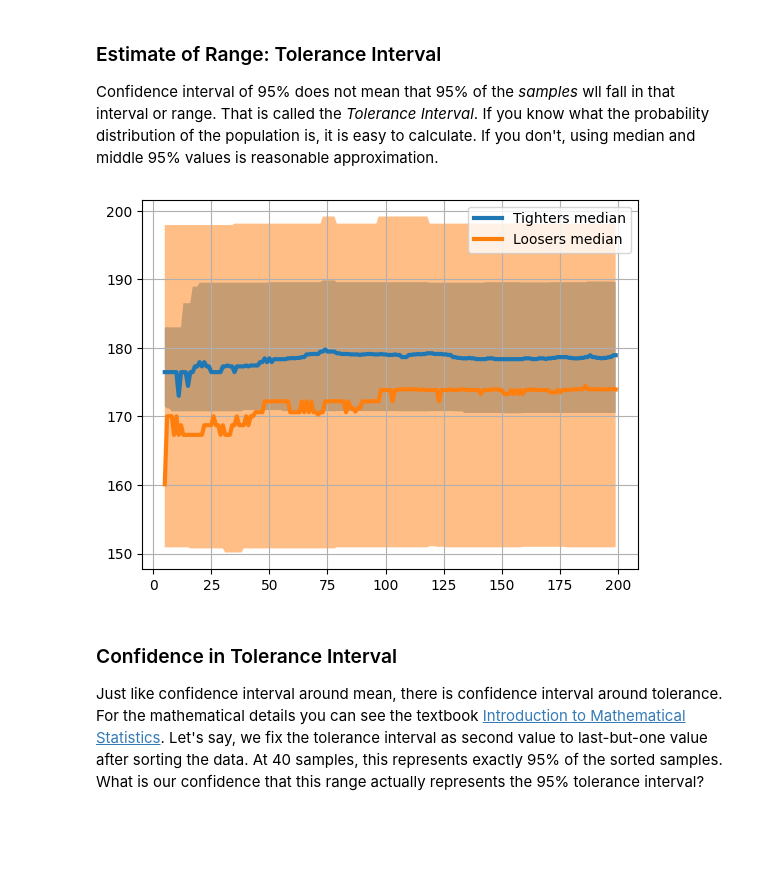
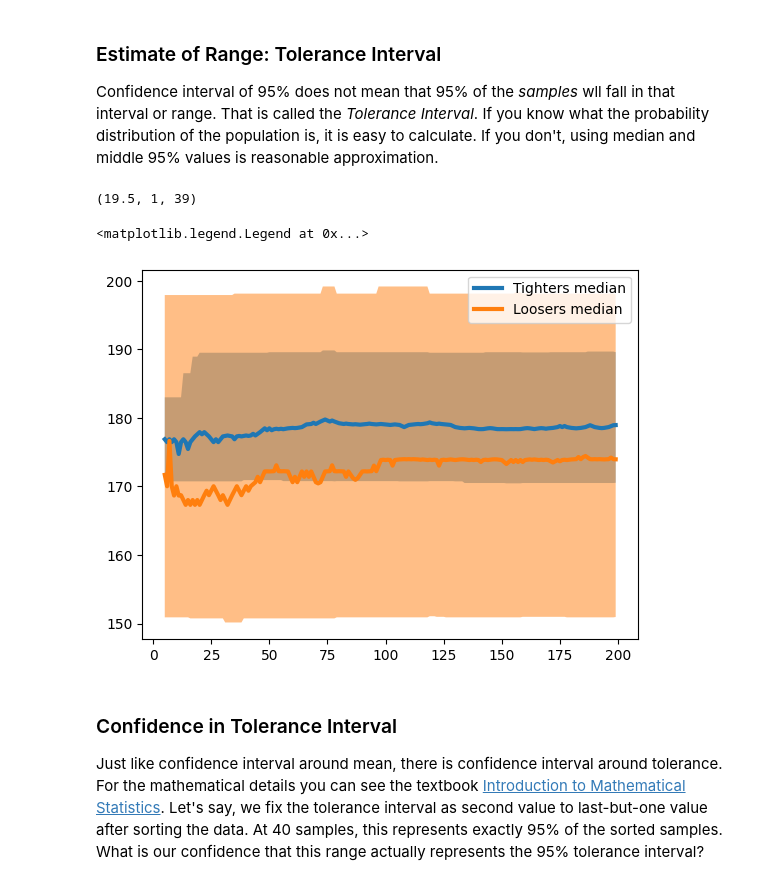
Before and after one commit to sanjaymjoshi/relistats, a Jupyter notebook: example/explore_quantile.ipynb, the cells around one changed output. Drawn from its saved outputs; the diff is of its cells as text; code cells hidden in the pictures; blank space fills up the shorter version.

```diff
--- a/example/explore_quantile.ipynb
+++ b/example/explore_quantile.ipynb
@@ -114,42 +112,44 @@ def get_quantile_indices(n: int, q: float) -> tuple:
 def get_quantiles(data: list, tolerance:float = 0.95) -> tuple:
     sorted_data = sorted(data)
     n = len(data)
-    med = sorted_data[(n+1)//2-1]
+    median_index = (n + 1) // 2 - 1
+    med = sorted_data[median_index] if n % 2 == 1 else (sorted_data[median_index] + sorted_data[median_index+1])/2
     (lo_id, hi_id) = get_quantile_indices(n, tolerance)
     # Increment hi_id for higher confidence
     hi_id = min(hi_id+1, n-1)
     tol_lo = sorted_data[lo_id]
     tol_hi = sorted_data[hi_id]
     return (med, tol_lo, tol_hi)
 
 def test_quantiles():
     assert get_quantiles(range(5)) == (2, 0, 4)
     assert get_quantiles(range(39)) == (19, 0, 38)
-    assert get_quantiles(range(40)) == (19, 1, 39)
+    assert get_quantiles(range(40)) == (19.5, 1, 39)
 
 def plot_median_tolerance(orchard: OrchardStats) -> None:
     num_test_samples = len(orchard.test_samples)
 
     median = []
     tolerance_lo = []
     tolerance_hi = []
     for k in range(5,num_test_samples):
         (med, lo, hi) = get_quantiles(orchard.test_samples[:k+1])
         median.append(med)
         tolerance_lo.append(lo)
         tolerance_hi.append(hi)
 
     x_ax = range(5,num_test_samples)
     plt.plot(x_ax, median, label=f"{orchard.name} median", linewidth=3)
     plt.fill_between(x_ax, tolerance_lo, tolerance_hi, alpha=0.5)
 
 test_quantiles()
 plot_median_tolerance(tighters)
 plot_median_tolerance(loosers)
 plt.legend()
-plt.grid()
 # %% [output]
+(19.5, 1, 39)
+<matplotlib.legend.Legend at 0x...>
-[figure, old version]
+[figure, new version]
 # %% [markdown]
 ### Confidence in Tolerance Interval
 
```
Also changed, not shown: parts of 6 cells of this notebook.
